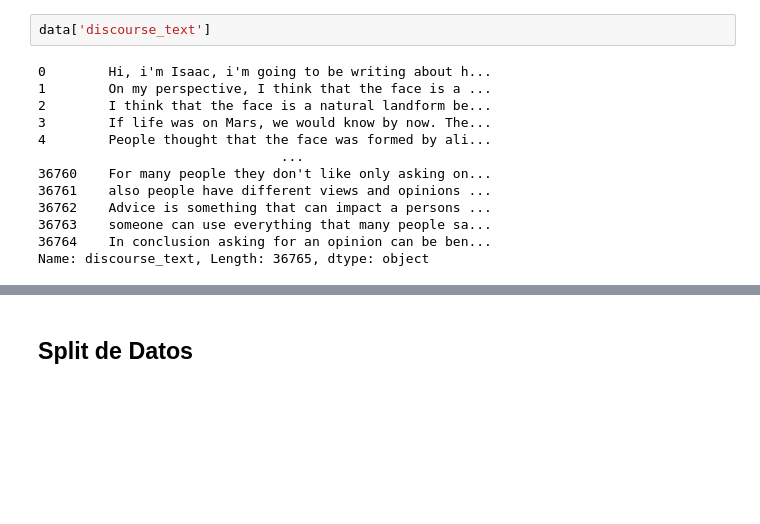
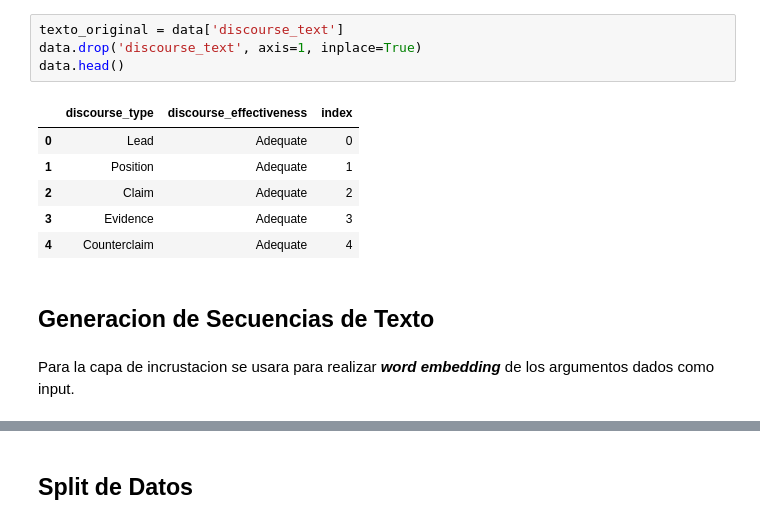
Before and after one commit to Diego-CB/DS-Proyecto, a Jupyter notebook: proyecto.ipynb, the cells around one changed output, grey strips where cells are left out. Drawn from its saved outputs; the diff is of its cells as text; blank space fills up the shorter version.

```diff
--- a/proyecto.ipynb
+++ b/proyecto.ipynb
@@ -222,15 +53,15 @@ data.head()
-# %%
-data['discourse_text']
-# %% [output]
-0        Hi, i'm Isaac, i'm going to be writing about h...
-1        On my perspective, I think that the face is a ...
-2        I think that the face is a natural landform be...
-3        If life was on Mars, we would know by now. The...
-4        People thought that the face was formed by ali...
-                               ...
-36760    For many people they don't like only asking on...
-36761    also people have different views and opinions ...
-36762    Advice is something that can impact a persons ...
-36763    someone can use everything that many people sa...
-36764    In conclusion asking for an opinion can be ben...
-Name: discourse_text, Length: 36765, dtype: object
+# %%
+texto_original = data['discourse_text']
+data.drop('discourse_text', axis=1, inplace=True)
+data.head()
+# %% [output]
+|  | discourse_type | discourse_effectiveness | index |
+| 0 | Lead | Adequate | 0 |
+| 1 | Position | Adequate | 1 |
+| 2 | Claim | Adequate | 2 |
+| 3 | Evidence | Adequate | 3 |
+| 4 | Counterclaim | Adequate | 4 |
+# %% [markdown]
+## Generacion de Secuencias de Texto
+# %% [markdown]
+Para la capa de incrustacion se usara para realizar ***word embedding*** de los argumentos dados como input.
```
Also changed, not shown: parts of 40 cells of this notebook.
